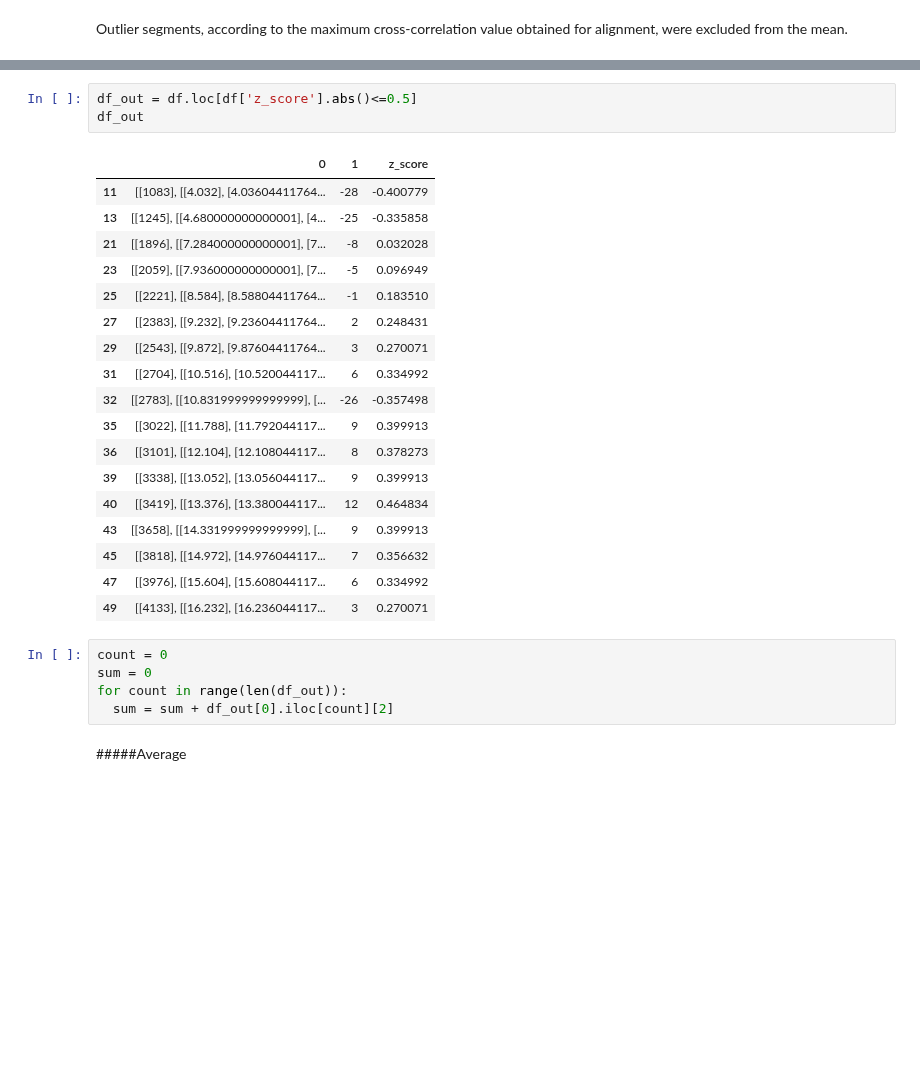
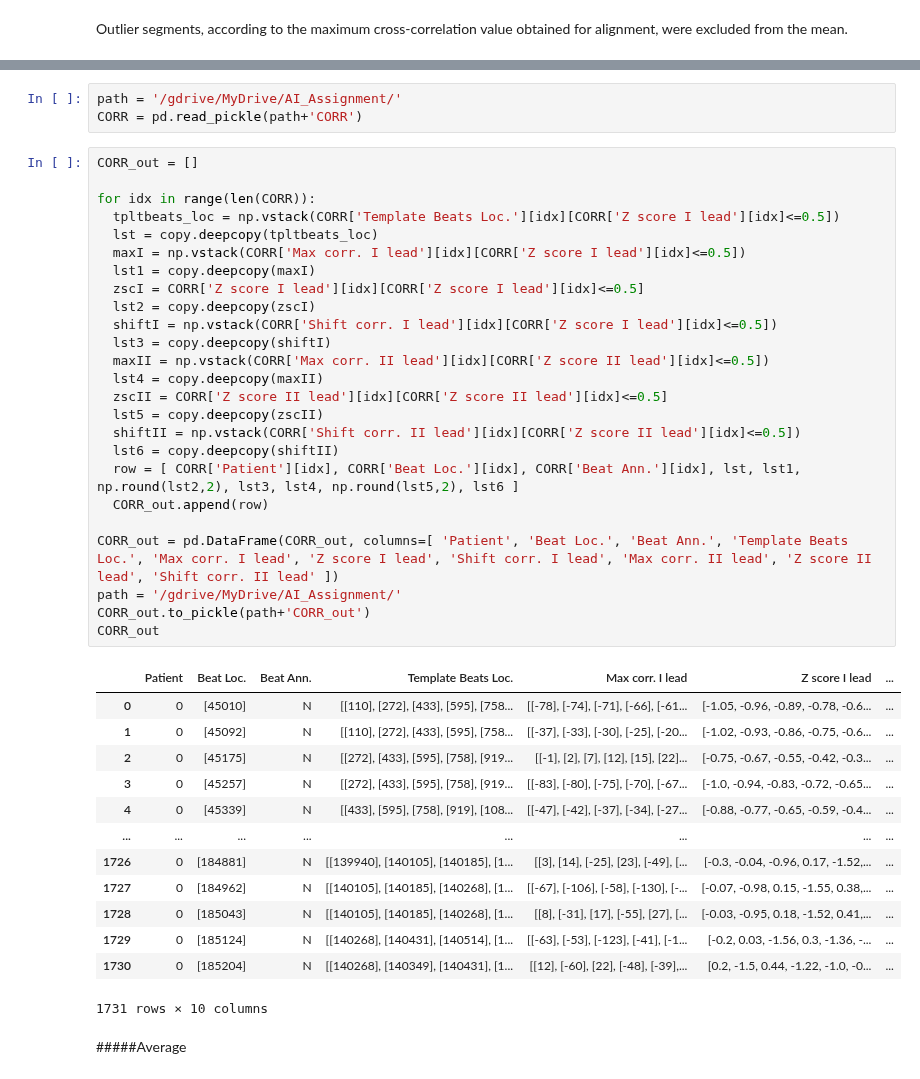
Before and after one commit to alice202122/AI_PROJECT, a Jupyter notebook: AI_Assignment.ipynb, the cells around one changed output, grey strips where cells are left out. Saved outputs shown, nothing was run; the diff lists cells and outputs as text; blank space fills up the shorter version.

```diff
--- a/AI_Assignment.ipynb
+++ b/AI_Assignment.ipynb
@@ -662,30 +668,45 @@ df
-# %%
-df_out = df.loc[df['z_score'].abs()<=0.5]
-df_out
-# %% [output]
-|  | 0 | 1 | z_score |
-| 11 | [[1083], [[4.032], [4.03604411764... | -28 | -0.400779 |
-| 13 | [[1245], [[4.680000000000001], [4... | -25 | -0.335858 |
-| 21 | [[1896], [[7.284000000000001], [7... | -8 | 0.032028 |
-| 23 | [[2059], [[7.936000000000001], [7... | -5 | 0.096949 |
-| 25 | [[2221], [[8.584], [8.58804411764... | -1 | 0.183510 |
-| 27 | [[2383], [[9.232], [9.23604411764... | 2 | 0.248431 |
-| 29 | [[2543], [[9.872], [9.87604411764... | 3 | 0.270071 |
-| 31 | [[2704], [[10.516], [10.520044117... | 6 | 0.334992 |
-| 32 | [[2783], [[10.831999999999999], [... | -26 | -0.357498 |
-| 35 | [[3022], [[11.788], [11.792044117... | 9 | 0.399913 |
-| 36 | [[3101], [[12.104], [12.108044117... | 8 | 0.378273 |
-| 39 | [[3338], [[13.052], [13.056044117... | 9 | 0.399913 |
-| 40 | [[3419], [[13.376], [13.380044117... | 12 | 0.464834 |
-| 43 | [[3658], [[14.331999999999999], [... | 9 | 0.399913 |
-| 45 | [[3818], [[14.972], [14.976044117... | 7 | 0.356632 |
-| 47 | [[3976], [[15.604], [15.608044117... | 6 | 0.334992 |
-| 49 | [[4133], [[16.232], [16.236044117... | 3 | 0.270071 |
-# %%
-count = 0
-sum = 0
-for count in range(len(df_out)):
-  sum = sum + df_out[0].iloc[count][2]
+# %%
+path = '/gdrive/MyDrive/AI_Assignment/'
+CORR = pd.read_pickle(path+'CORR')
+# %%
+CORR_out = []
+
+for idx in range(len(CORR)):
+  tpltbeats_loc = np.vstack(CORR['Template Beats Loc.'][idx][CORR['Z score I lead'][idx]<=0.5])
+  lst = copy.deepcopy(tpltbeats_loc)
+  maxI = np.vstack(CORR['Max corr. I lead'][idx][CORR['Z score I lead'][idx]<=0.5])
+  lst1 = copy.deepcopy(maxI)
+  zscI = CORR['Z score I lead'][idx][CORR['Z score I lead'][idx]<=0.5]
+  lst2 = copy.deepcopy(zscI)
+  shiftI = np.vstack(CORR['Shift corr. I lead'][idx][CORR['Z score I lead'][idx]<=0.5])
+  lst3 = copy.deepcopy(shiftI)
+  maxII = np.vstack(CORR['Max corr. II lead'][idx][CORR['Z score II lead'][idx]<=0.5])
+  lst4 = copy.deepcopy(maxII)
+  zscII = CORR['Z score II lead'][idx][CORR['Z score II lead'][idx]<=0.5]
+  lst5 = copy.deepcopy(zscII)
+  shiftII = np.vstack(CORR['Shift corr. II lead'][idx][CORR['Z score II lead'][idx]<=0.5])
+  lst6 = copy.deepcopy(shiftII)
+  row = [ CORR['Patient'][idx], CORR['Beat Loc.'][idx], CORR['Beat Ann.'][idx], lst, lst1, np.round(lst2,2), lst3, lst4, np.round(lst5,2), lst6 ]
+  CORR_out.append(row)
+
+CORR_out = pd.DataFrame(CORR_out, columns=[ 'Patient', 'Beat Loc.', 'Beat Ann.', 'Template Beats Loc.', 'Max corr. I lead', 'Z score I lead', 'Shift corr. I lead', 'Max corr. II lead', 'Z score II lead', 'Shift corr. II lead' ])
+path = '/gdrive/MyDrive/AI_Assignment/'
+CORR_out.to_pickle(path+'CORR_out')
+CORR_out
+# %% [output]
+|  | Patient | Beat Loc. | Beat Ann. | Template Beats Loc. | Max corr. I lead | Z score I lead | ... |
+| 0 | 0 | [45010] | N | [[110], [272], [433], [595], [758... | [[-78], [-74], [-71], [-66], [-61... | [-1.05, -0.96, -0.89, -0.78, -0.6... | ... |
+| 1 | 0 | [45092] | N | [[110], [272], [433], [595], [758... | [[-37], [-33], [-30], [-25], [-20... | [-1.02, -0.93, -0.86, -0.75, -0.6... | ... |
+| 2 | 0 | [45175] | N | [[272], [433], [595], [758], [919... | [[-1], [2], [7], [12], [15], [22]... | [-0.75, -0.67, -0.55, -0.42, -0.3... | ... |
+| 3 | 0 | [45257] | N | [[272], [433], [595], [758], [919... | [[-83], [-80], [-75], [-70], [-67... | [-1.0, -0.94, -0.83, -0.72, -0.65... | ... |
+| 4 | 0 | [45339] | N | [[433], [595], [758], [919], [108... | [[-47], [-42], [-37], [-34], [-27... | [-0.88, -0.77, -0.65, -0.59, -0.4... | ... |
+| ... | ... | ... | ... | ... | ... | ... | ... |
+| 1726 | 0 | [184881] | N | [[139940], [140105], [140185], [1... | [[3], [14], [-25], [23], [-49], [... | [-0.3, -0.04, -0.96, 0.17, -1.52,... | ... |
+| 1727 | 0 | [184962] | N | [[140105], [140185], [140268], [1... | [[-67], [-106], [-58], [-130], [-... | [-0.07, -0.98, 0.15, -1.55, 0.38,... | ... |
+| 1728 | 0 | [185043] | N | [[140105], [140185], [140268], [1... | [[8], [-31], [17], [-55], [27], [... | [-0.03, -0.95, 0.18, -1.52, 0.41,... | ... |
+| 1729 | 0 | [185124] | N | [[140268], [140431], [140514], [1... | [[-63], [-53], [-123], [-41], [-1... | [-0.2, 0.03, -1.56, 0.3, -1.36, -... | ... |
+| 1730 | 0 | [185204] | N | [[140268], [140349], [140431], [1... | [[12], [-60], [22], [-48], [-39],... | [0.2, -1.5, 0.44, -1.22, -1.0, -0... | ... |
+1731 rows × 10 columns
 # %% [markdown]
 #####Average
 # %% [markdown]
```
Also changed, not shown: parts of 30 cells of this notebook.
